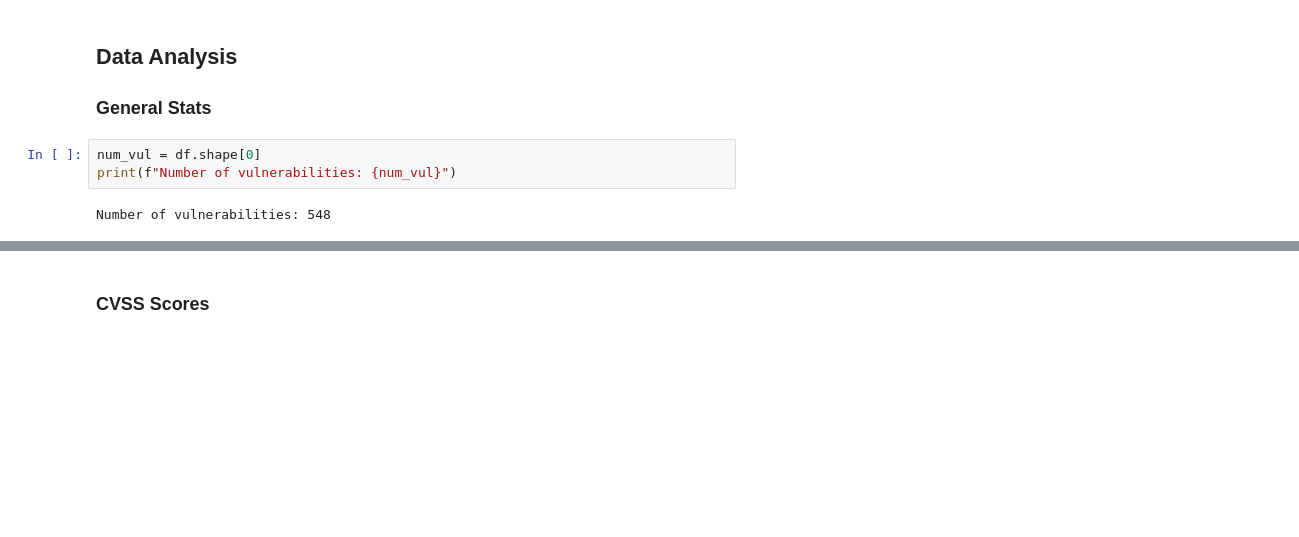
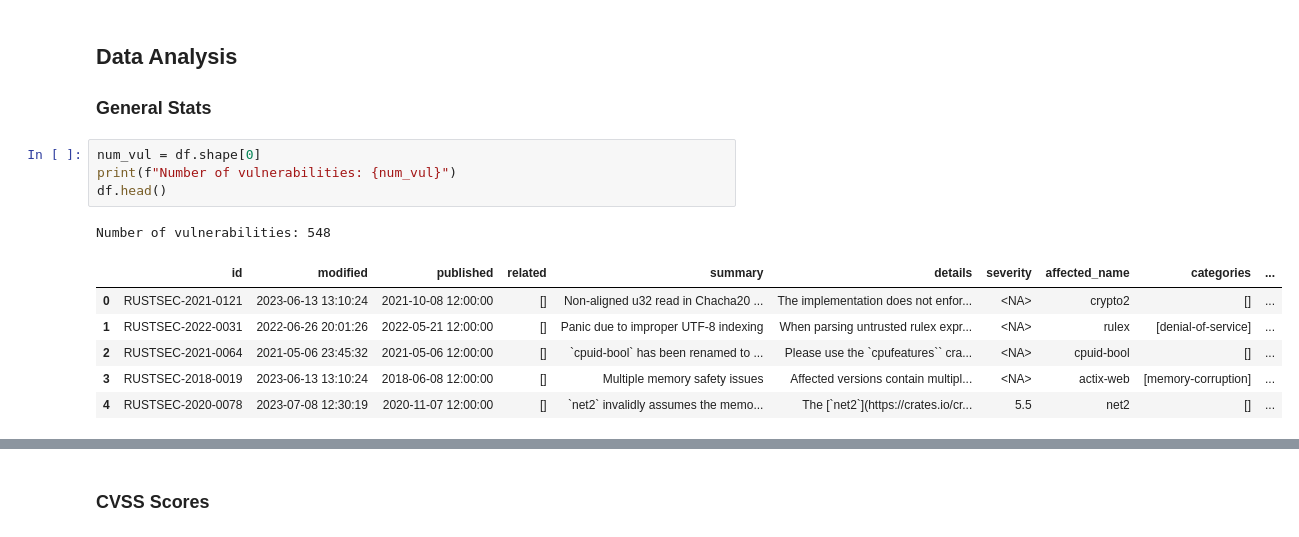
Before and after one commit to ratoru/cargo-ecosystem-lag, a Jupyter notebook: rustsec-analysis/analysis.ipynb, the cells around one changed output, grey strips where cells are left out. Drawn from its saved outputs; the diff is of its cells as text; blank space fills up the shorter version.

```diff
--- a/rustsec-analysis/analysis.ipynb
+++ b/rustsec-analysis/analysis.ipynb
@@ -75,8 +80,15 @@ df = pd.concat(dataframes, ignore_index=True)
 ## Data Analysis
 
 ### General Stats
-# %%
-num_vul = df.shape[0]
-print(f"Number of vulnerabilities: {num_vul}")
-# %% [output]
-Number of vulnerabilities: 548
+# %%
+num_vul = df.shape[0]
+print(f"Number of vulnerabilities: {num_vul}")
+df.head()
+# %% [output]
+Number of vulnerabilities: 548
+|  | id | modified | published | related | summary | details | severity | affected_name | categories | ... |
+| 0 | RUSTSEC-2021-0121 | 2023-06-13 13:10:24 | 2021-10-08 12:00:00 | [] | Non-aligned u32 read in Chacha20 ... | The implementation does not enfor... | <NA> | crypto2 | [] | ... |
+| 1 | RUSTSEC-2022-0031 | 2022-06-26 20:01:26 | 2022-05-21 12:00:00 | [] | Panic due to improper UTF-8 indexing | When parsing untrusted rulex expr... | <NA> | rulex | [denial-of-service] | ... |
+| 2 | RUSTSEC-2021-0064 | 2021-05-06 23:45:32 | 2021-05-06 12:00:00 | [] | `cpuid-bool` has been renamed to ... | Please use the `cpufeatures`` cra... | <NA> | cpuid-bool | [] | ... |
+| 3 | RUSTSEC-2018-0019 | 2023-06-13 13:10:24 | 2018-06-08 12:00:00 | [] | Multiple memory safety issues | Affected versions contain multipl... | <NA> | actix-web | [memory-corruption] | ... |
+| 4 | RUSTSEC-2020-0078 | 2023-07-08 12:30:19 | 2020-11-07 12:00:00 | [] | `net2` invalidly assumes the memo... | The [`net2`](https://crates.io/cr... | 5.5 | net2 | [] | ... |
```
Also changed, not shown: parts of 8 cells of this notebook, 1 other file.
